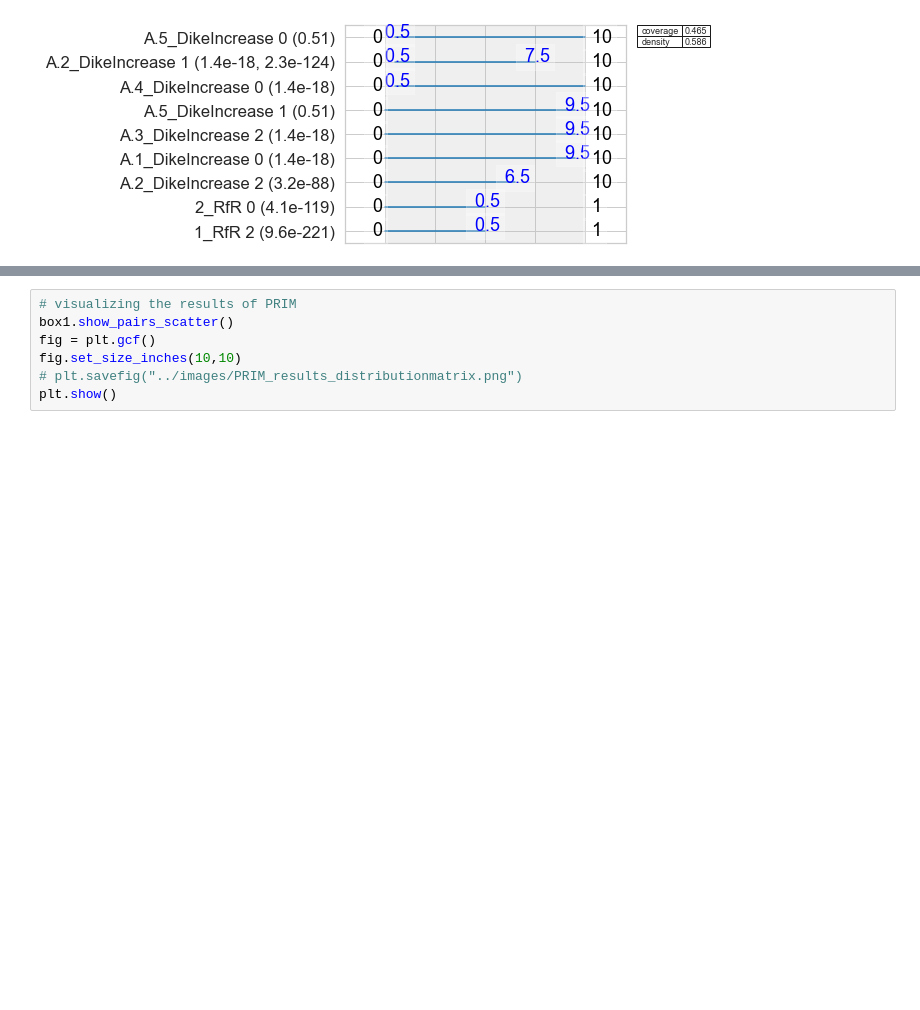
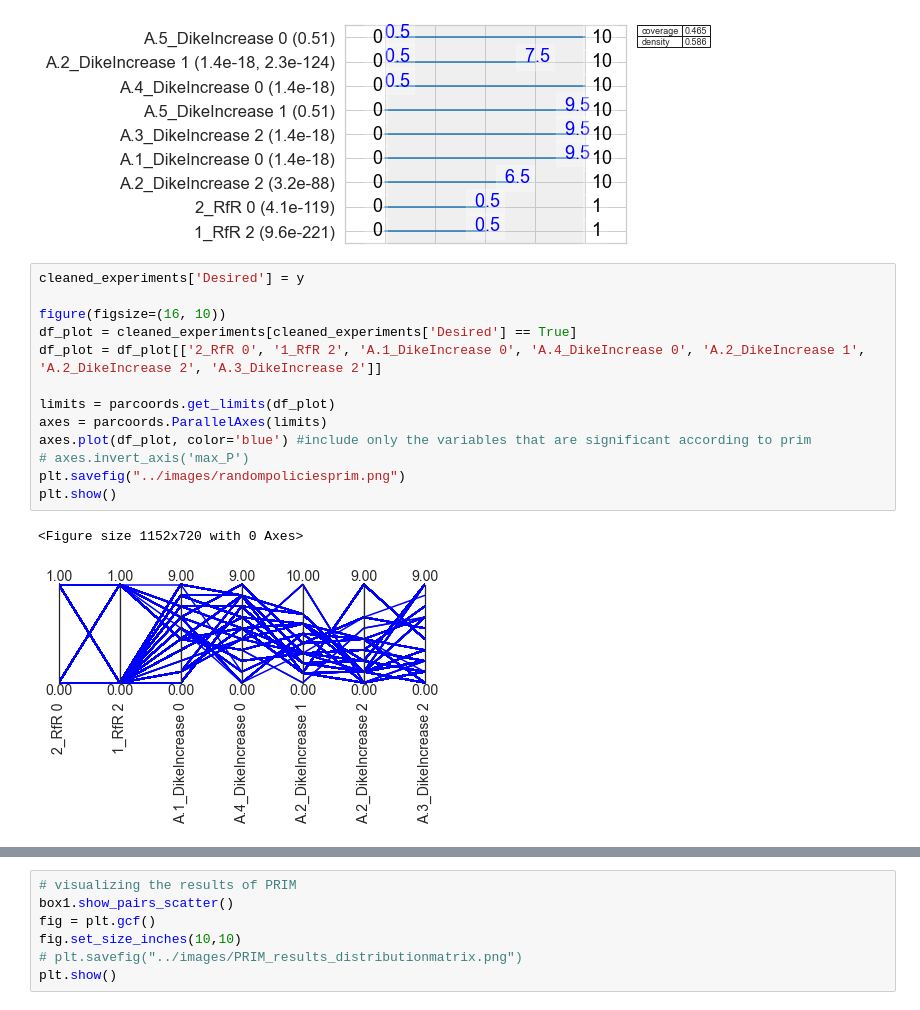
Before and after one commit to willygpv/EPA1361, a Jupyter notebook: final assignment/dike_model/Policy exploration.ipynb, the cells around one changed output, grey strips where cells are left out. Saved outputs shown, nothing was run; the diff lists cells and outputs as text; blank space fills up the shorter version.

```diff
--- a/final assignment/dike_model/Policy exploration.ipynb
+++ b/final assignment/dike_model/Policy exploration.ipynb
@@ -359,4 +361,20 @@ box2.inspect(14, style='graph')
 plt.show()
 # %% [output]
 [figure]
+# %%
+cleaned_experiments['Desired'] = y
+
+figure(figsize=(16, 10))
+df_plot = cleaned_experiments[cleaned_experiments['Desired'] == True]
+df_plot = df_plot[['2_RfR 0', '1_RfR 2', 'A.1_DikeIncrease 0', 'A.4_DikeIncrease 0', 'A.2_DikeIncrease 1', 'A.2_DikeIncrease 2', 'A.3_DikeIncrease 2']]
+
+limits = parcoords.get_limits(df_plot)
+axes = parcoords.ParallelAxes(limits)
+axes.plot(df_plot, color='blue') #include only the variables that are significant according to prim
+# axes.invert_axis('max_P')
+plt.savefig("../images/randompoliciesprim.png")
+plt.show()
+# %% [output]
+<Figure size 1152x720 with 0 Axes>
+[figure, added]
 # %%
```
Also changed, not shown: parts of 3 cells of this notebook, 2 other files.
